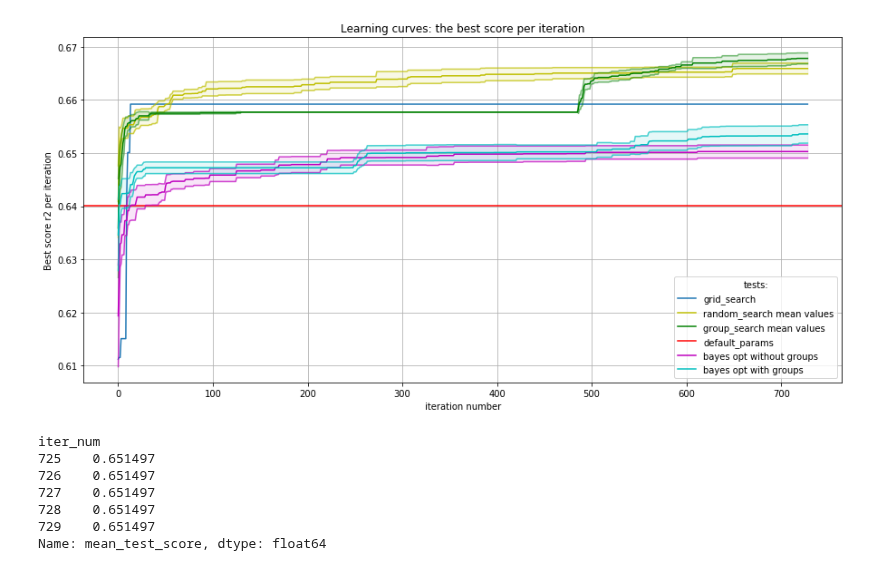
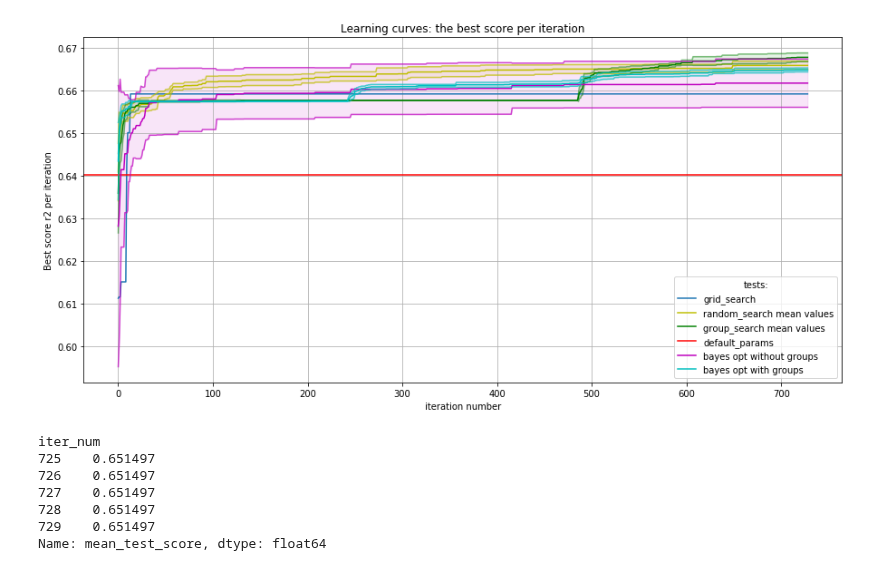
Before and after one commit to HollowPrincess/GradBoostOptim, a Jupyter notebook: test_3/xgboost_test_3_analysis.ipynb, the cells around one changed output. Drawn from its saved outputs; the diff is of its cells as text; code cells hidden in the pictures.

Commit message:
add bayes

```diff
--- a/test_3/xgboost_test_3_analysis.ipynb
+++ b/test_3/xgboost_test_3_analysis.ipynb
@@ -16,7 +30,6 @@ group_files = [s for s in files if "group" in s]
 # %%
-files=os.listdir("../data/results/test 3")
-bo_without_groups = [s for s in files if "simple" in s]
-bo_with_groups = [s for s in files if "groups_without_stop" in s]
+bo_without_groups = [s for s in files if "bayes_opt" in s]
+bo_with_groups = [s for s in files if "group_bayes_search" in s]
 # %%
 # prepare dataframes:
 # %%
@@ -46,3 +59,33 @@ for file_name in group_files:
                                          'run_number'])
     file_df['iter_num'] = range(1, file_df.shape[0]+1)
     group_df = pd.concat([group_df, file_df], sort = False)
+
+
+bayes_df = pd.DataFrame([])
+for file_name in bo_without_groups:
+    file_df = pd.read_csv("../data/results/test 3/" + file_name,
+                              usecols = ['experiment_name', 'mean_test_score',
+                                         'run_number',
+                                         'mean_fit_time',
+                                         'mean_score_time'])
+    file_df['iter_num'] = range(1, file_df.shape[0]+1)
+    file_df['mean_time'] = 5*(file_df['mean_fit_time']+file_df['mean_score_time'])
+
+    file_df = file_df.drop(columns = ['mean_fit_time',
+                                      'mean_score_time',
+                                      'mean_time'])
+    bayes_df = pd.concat([bayes_df, file_df], sort = False)
+
+
+bayes_group_df = pd.DataFrame([])
+for file_name in bo_with_groups:
+    file_df = pd.read_csv("../data/results/test 3/" + file_name,
+                              usecols = ['experiment_name', 'mean_test_score',
+                                         'run_number',
+                                         'mean_fit_time',
+                                         'mean_score_time'])
+    file_df['iter_num'] = range(1, file_df.shape[0]+1)
+    file_df['mean_time'] = 5*(file_df['mean_fit_time']+file_df['mean_score_time'])
+
+    file_df = file_df.drop(columns = ['mean_fit_time', 'mean_score_time', 'mean_time'])
+    bayes_group_df = pd.concat([bayes_group_df, file_df], sort = False)
@@ -196,17 +161,17 @@ group_mean=group_df.groupby(by="iter_num")['mean_test_score'].mean()
 default_perf=grid_df.loc[grid_df['experiment_name']=='default params', 'mean_test_score']
 
 ## BAYES WITHOUT GROUPS
-bo_std=bo_without_groups_df.groupby(by="iter_num")['mean_test_score'].std()
+bo_std=bayes_df.groupby(by="iter_num")['mean_test_score'].std()
 bo_std=(bo_std*z)/np.sqrt(n)
 bo_std=bo_std.fillna(0)
-bo_mean=bo_without_groups_df.groupby(by="iter_num")['mean_test_score'].mean()
+bo_mean=bayes_df.groupby(by="iter_num")['mean_test_score'].mean()
 
 
 ## BAYES WITH GROUPS
-bo_groups_std=bo_with_groups_df.groupby(by="iter_num")['mean_test_score'].std()
+bo_groups_std=bayes_group_df.groupby(by="iter_num")['mean_test_score'].std()
 bo_groups_std=(bo_groups_std*z)/np.sqrt(n)
 bo_groups_std=bo_groups_std.fillna(0)
-bo_groups_mean=bo_with_groups_df.groupby(by="iter_num")['mean_test_score'].mean()
+bo_groups_mean=bayes_group_df.groupby(by="iter_num")['mean_test_score'].mean()
 
 ## PLOT
 plt.figure(figsize=(15,7))
@@ -233,34 +198,34 @@ plt.plot(x, lower_group, alpha=0.5, color="green")
 plt.plot(x, upper_group, alpha=0.5, color="green")
 plt.fill_between(x, lower_group, upper_group, alpha=0.1, color="green")
 
 #line for default values
 plt.axhline(default_perf.values, label="default_params", color='r')
 
 #conf for bayes opt without groups:
 plt.plot(x, bo_mean, color="m", label="bayes opt without groups")
 lower_bo=bo_mean - bo_std
 upper_bo=bo_mean + bo_std
 plt.plot(x, lower_bo, alpha=0.7, color="m")
 plt.plot(x, upper_bo, alpha=0.7, color="m")
 plt.fill_between(x, lower_bo, upper_bo, alpha=0.1, color="m")
 
 #conf for bayes opt wit groups:
 plt.plot(x, bo_groups_mean, color="c", label="bayes opt with groups")
 lower_bo_groups=bo_groups_mean - bo_groups_std
 upper_bo_groups=bo_groups_mean + bo_groups_std
 plt.plot(x, lower_bo_groups, alpha=0.7, color="c")
 plt.plot(x, upper_bo_groups, alpha=0.7, color="c")
 plt.fill_between(x, lower_bo_groups, upper_bo_groups, alpha=0.1, color="c")
 
 
 plt.legend(title='tests:')
 plt.title("Learning curves: the best score per iteration")
 plt.ylabel("Best score r2 per iteration")
 plt.xlabel("iteration number")
 plt.savefig("../graphs/test 3/scores_without_stop.jpg")
 plt.show()
 # %% [output]
-[figure, old version]
+[figure, new version]
 # %%
 upper_bo[-5:]
 # %% [output]
```
Also changed, not shown: parts of 16 cells of this notebook, 40 other files.
